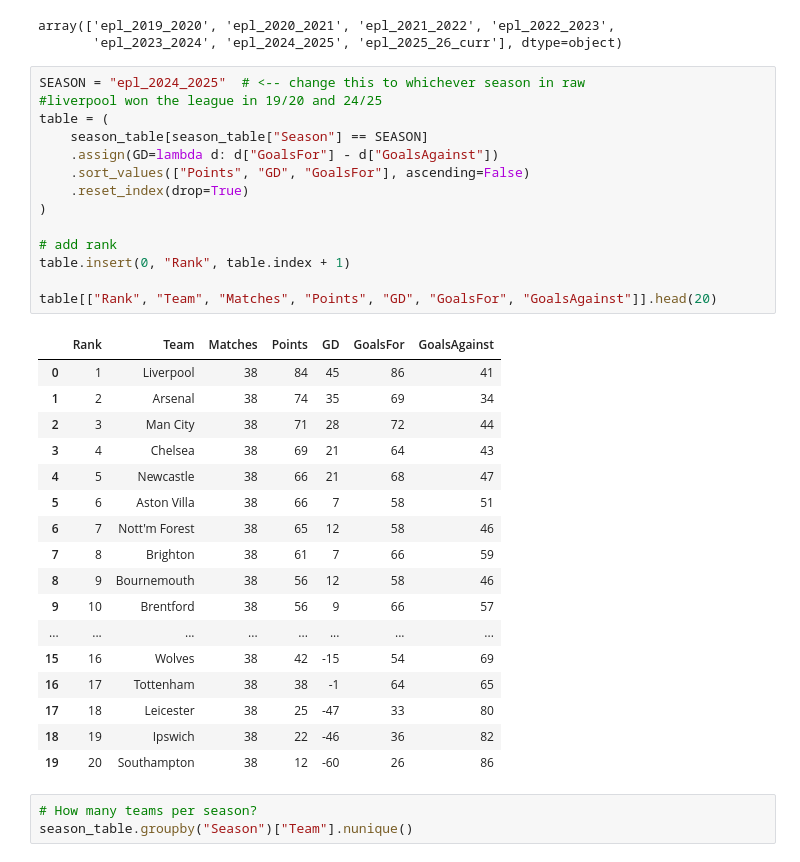
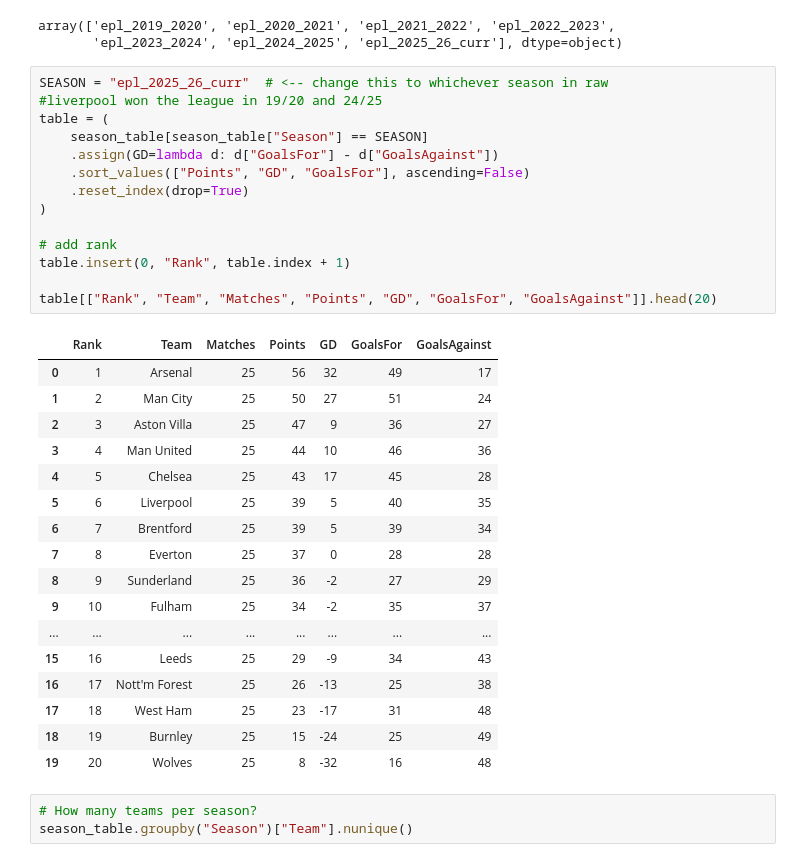
Before and after one commit to calmo4/prem_ml_2526, a Jupyter notebook: notebooks/01_exploration.ipynb, the cells around one changed output. Drawn from its saved outputs; the diff is of its cells as text.

```diff
--- a/notebooks/01_exploration.ipynb
+++ b/notebooks/01_exploration.ipynb
@@ -90,37 +90,37 @@ season_table["Season"].unique()
 array(['epl_2019_2020', 'epl_2020_2021', 'epl_2021_2022', 'epl_2022_2023',
        'epl_2023_2024', 'epl_2024_2025', 'epl_2025_26_curr'], dtype=object)
 # %%
-SEASON = "epl_2024_2025"  # <-- change this to whichever season in raw
+SEASON = "epl_2025_26_curr"  # <-- change this to whichever season in raw
 #liverpool won the league in 19/20 and 24/25
 table = (
     season_table[season_table["Season"] == SEASON]
     .assign(GD=lambda d: d["GoalsFor"] - d["GoalsAgainst"])
     .sort_values(["Points", "GD", "GoalsFor"], ascending=False)
     .reset_index(drop=True)
 )
 
 # add rank
 table.insert(0, "Rank", table.index + 1)
 
 table[["Rank", "Team", "Matches", "Points", "GD", "GoalsFor", "GoalsAgainst"]].head(20)
 # %% [output]
 |  | Rank | Team | Matches | Points | GD | GoalsFor | GoalsAgainst |
-| 0 | 1 | Liverpool | 38 | 84 | 45 | 86 | 41 |
-| 1 | 2 | Arsenal | 38 | 74 | 35 | 69 | 34 |
-| 2 | 3 | Man City | 38 | 71 | 28 | 72 | 44 |
-| 3 | 4 | Chelsea | 38 | 69 | 21 | 64 | 43 |
-| 4 | 5 | Newcastle | 38 | 66 | 21 | 68 | 47 |
-| 5 | 6 | Aston Villa | 38 | 66 | 7 | 58 | 51 |
-| 6 | 7 | Nott'm Forest | 38 | 65 | 12 | 58 | 46 |
-| 7 | 8 | Brighton | 38 | 61 | 7 | 66 | 59 |
-| 8 | 9 | Bournemouth | 38 | 56 | 12 | 58 | 46 |
-| 9 | 10 | Brentford | 38 | 56 | 9 | 66 | 57 |
+| 0 | 1 | Arsenal | 25 | 56 | 32 | 49 | 17 |
+| 1 | 2 | Man City | 25 | 50 | 27 | 51 | 24 |
+| 2 | 3 | Aston Villa | 25 | 47 | 9 | 36 | 27 |
+| 3 | 4 | Man United | 25 | 44 | 10 | 46 | 36 |
+| 4 | 5 | Chelsea | 25 | 43 | 17 | 45 | 28 |
+| 5 | 6 | Liverpool | 25 | 39 | 5 | 40 | 35 |
+| 6 | 7 | Brentford | 25 | 39 | 5 | 39 | 34 |
+| 7 | 8 | Everton | 25 | 37 | 0 | 28 | 28 |
+| 8 | 9 | Sunderland | 25 | 36 | -2 | 27 | 29 |
+| 9 | 10 | Fulham | 25 | 34 | -2 | 35 | 37 |
 | ... | ... | ... | ... | ... | ... | ... | ... |
-| 15 | 16 | Wolves | 38 | 42 | -15 | 54 | 69 |
-| 16 | 17 | Tottenham | 38 | 38 | -1 | 64 | 65 |
-| 17 | 18 | Leicester | 38 | 25 | -47 | 33 | 80 |
-| 18 | 19 | Ipswich | 38 | 22 | -46 | 36 | 82 |
-| 19 | 20 | Southampton | 38 | 12 | -60 | 26 | 86 |
+| 15 | 16 | Leeds | 25 | 29 | -9 | 34 | 43 |
+| 16 | 17 | Nott'm Forest | 25 | 26 | -13 | 25 | 38 |
+| 17 | 18 | West Ham | 25 | 23 | -17 | 31 | 48 |
+| 18 | 19 | Burnley | 25 | 15 | -24 | 25 | 49 |
+| 19 | 20 | Wolves | 25 | 8 | -32 | 16 | 48 |
 # %%
 # How many teams per season?
 season_table.groupby("Season")["Team"].nunique()
```
Also changed, not shown: parts of 40 cells of this notebook, 8 other files.
